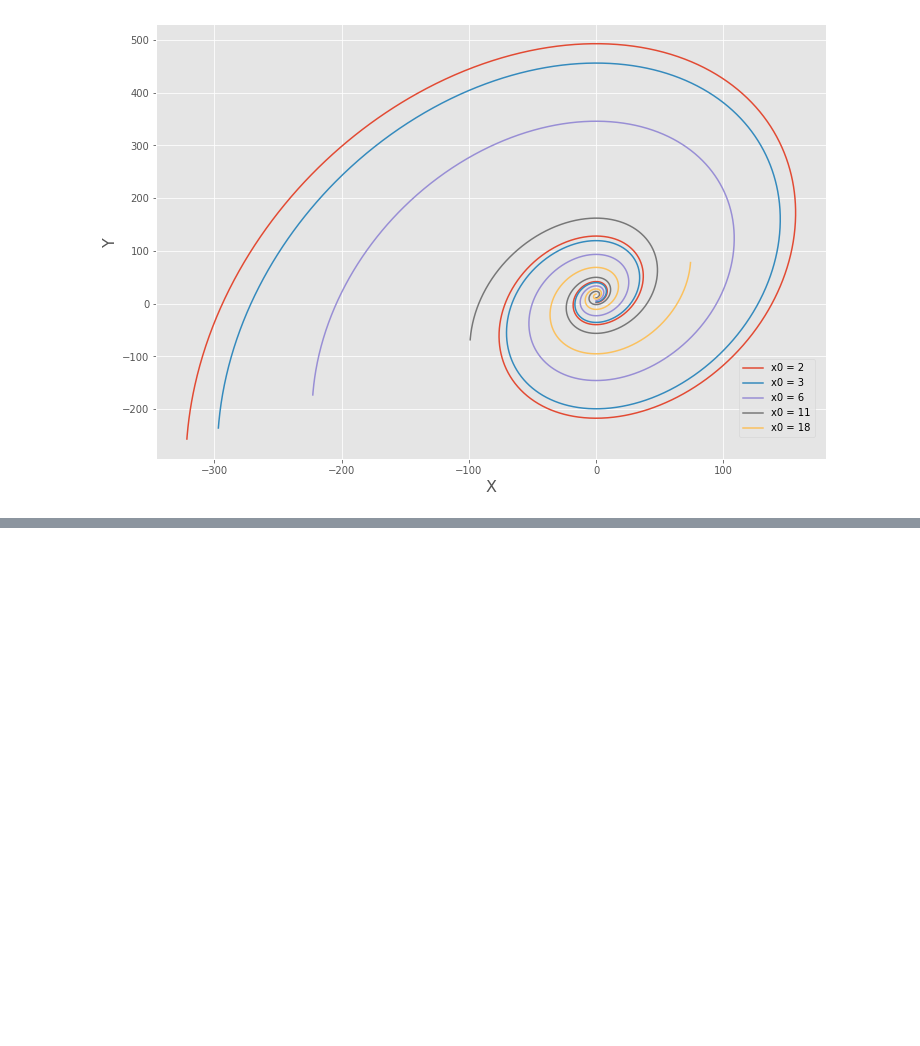
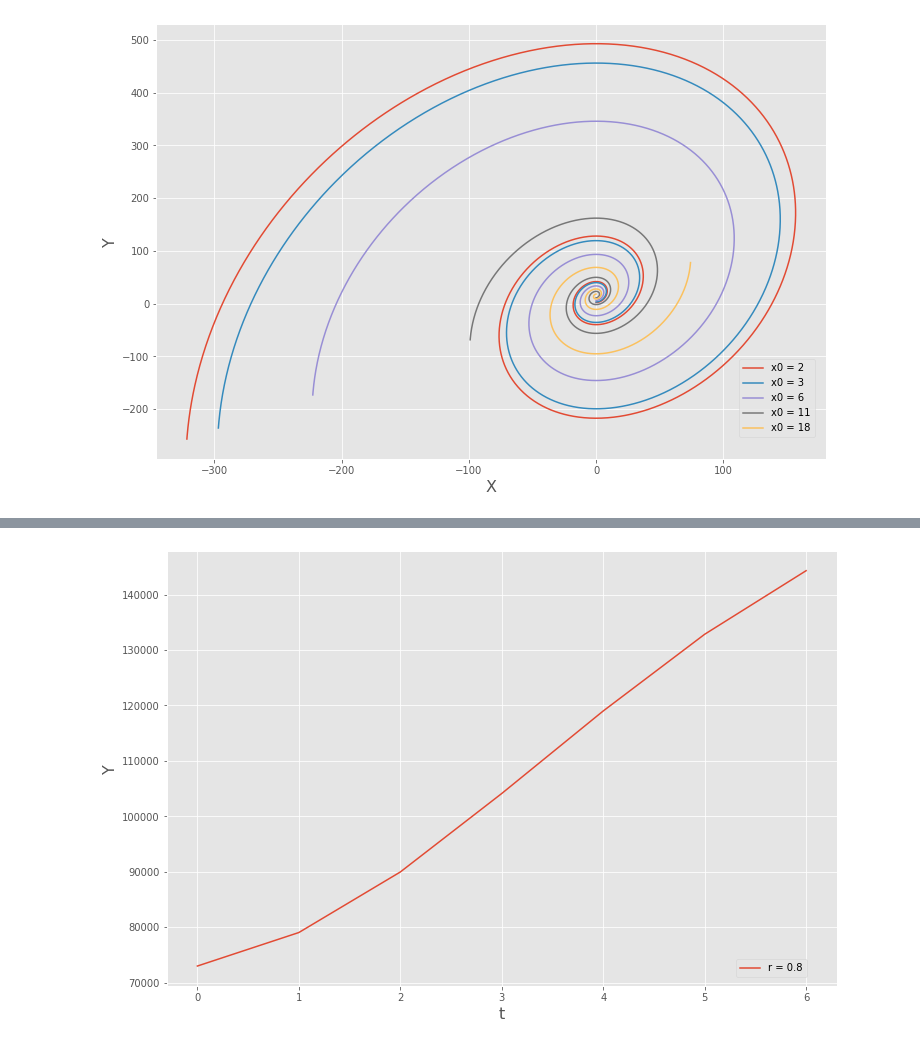
Before and after one commit to kirillzx/Math-projects, a Jupyter notebook: Mathematical_modeling/Samuelson-Hicks model.ipynb, the cells around one changed output, grey strips where cells are left out. Cells and saved outputs as stored; diff of their text form; code cells hidden in the pictures; blank space fills up the shorter version.

```diff
--- a/Mathematical_modeling/Samuelson-Hicks model.ipynb
+++ b/Mathematical_modeling/Samuelson-Hicks model.ipynb
@@ -264,0 +291,26 @@ plt.show()
+# %%
+n = 7
+r = 0.8
+ia =[10065.7, 10379.6, 10496.3, 11282.5, 12262.2, 13640.7, 14725.4]
+c = 0.75
+ca = [14153.8, 15094.3, 15346.7, 16632.5, 17319.9, 18040.6, 18884.6]
+
+# arrayY = [1428.5, 2007.8]
+arrayY = [72985.7, 79030]
+
+plt.subplots(figsize=(12, 8))
+time = np.arange(0, n)
+
+# for i in range(5):
+# arrayY = [0, 0]
+for t in range(2, n):
+        y = ca[t] + c*arrayY[t-1] + r*(arrayY[t-1]-arrayY[t-2]) + ia[t]
+        arrayY.append(y)
+plt.plot(time, arrayY, label = f'r = {round(r, 2)}')
+
+plt.legend(loc=(0.85,0.02))
+plt.xlabel("t", fontsize=16)
+plt.ylabel("Y", fontsize=16)
+plt.show()
+# %% [output]
+[figure, added]
```
Also changed, not shown: parts of 9 cells of this notebook, 1 other file.
